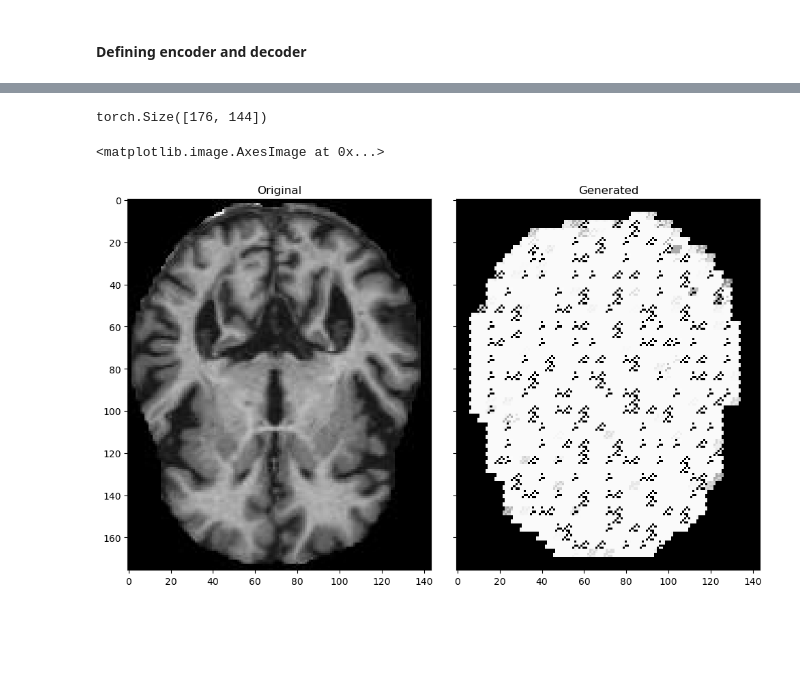
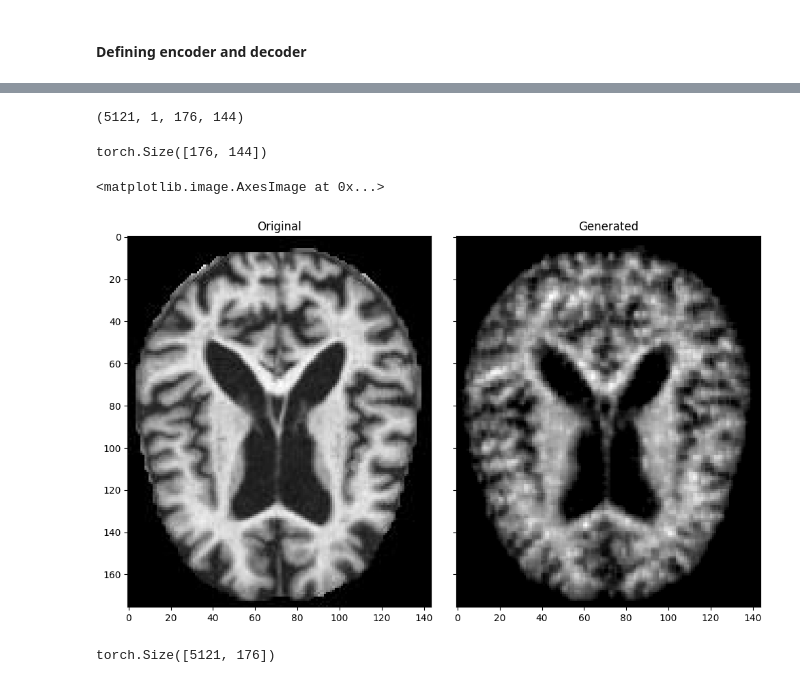
Before and after one commit to lazarovziv/ML-Pipeline, a Jupyter notebook: notebook.ipynb, the cells around one changed output, grey strips where cells are left out. Drawn from its saved outputs; the diff is of its cells as text; code cells hidden in the pictures; blank space fills up the shorter version.

```diff
--- a/notebook.ipynb
+++ b/notebook.ipynb
@@ -405,3 +414,21 @@ decoder = autoencoder[1]
+# %%
+class AutoEncoder(nn.Module):
+    def __init__(self, encoded_dim):
+        super().__init__()
+        # latent space is 2, i.e: encoding to a 2d space
+        self.encoder = ConvEncoder(1, encoded_dim)
+        self.decoder = ConvDecoder(encoded_dim)
+
+    def forward(self, X):
+        x = self.encoder(X)
+        self.decoder.set_max_indices(self.encoder.max_indices)
+        x = self.decoder(x)
+
+        return x
+# %%
+autoencoder = AutoEncoder(176)
+encoder = autoencoder.encoder
+decoder = autoencoder.decoder
 # %%
 sum(p.numel() for p in autoencoder.parameters())
 # %% [output]
@@ -409,8 +436,8 @@ sum(p.numel() for p in autoencoder.parameters())
 # %%
-lr = 0.001
+lr = 0.01
 optimizer = torch.optim.Adam(autoencoder.parameters(), lr=lr, betas=(0.99, 0.99))
-scheduler = torch.optim.lr_scheduler.ExponentialLR(optimizer, gamma=0.9)
-loss = nn.L1Loss()
+scheduler = torch.optim.lr_scheduler.ExponentialLR(optimizer, gamma=0.99)
+loss = nn.MSELoss()
 # %%
 autoencoder.to(device)
 # %% [output]
@@ -432,7 +459,7 @@ Sequential(
   )
 )
 # %%
-epochs = 25
+epochs = 75
 losses = torch.zeros(epochs)
 # %%
 for epoch in tqdm(range(epochs)):
@@ -459,3 +486,9 @@ plt.plot(losses.cpu())
+# %%
+maximum_images = sp.ndimage.maximum_filter(images, size=3)
+single_channel_images = np.expand_dims(images, axis=1)
+single_channel_images.shape
+# %% [output]
+(5121, 1, 176, 144)
 # %%
 # getting a generated image from the original
 with torch.no_grad():
@@ -471,11 +505,11 @@ torch.Size([176, 144])
 # %%
 fig, axes = plt.subplots(1, 2, figsize=(10, 10), sharey=True, sharex=True)
 fig.tight_layout()
 
 axes[0].set_title('Original')
-axes[0].imshow(images[0], cmap='grey')
+axes[0].imshow(images[0], cmap='gray')
 axes[1].set_title('Generated')
-axes[1].imshow(generated_image, cmap='grey')
+axes[1].imshow(generated_image.cpu(), cmap='gray')
 # %% [output]
 <matplotlib.image.AxesImage at 0x...>
-[figure, old version]
+[figure, new version]
@@ -481,0 +519,4 @@ axes[1].imshow(generated_image, cmap='grey')
+# %%
+encoded_images.shape
+# %% [output]
+torch.Size([5121, 176])
```
Also changed, not shown: parts of 30 cells of this notebook.
